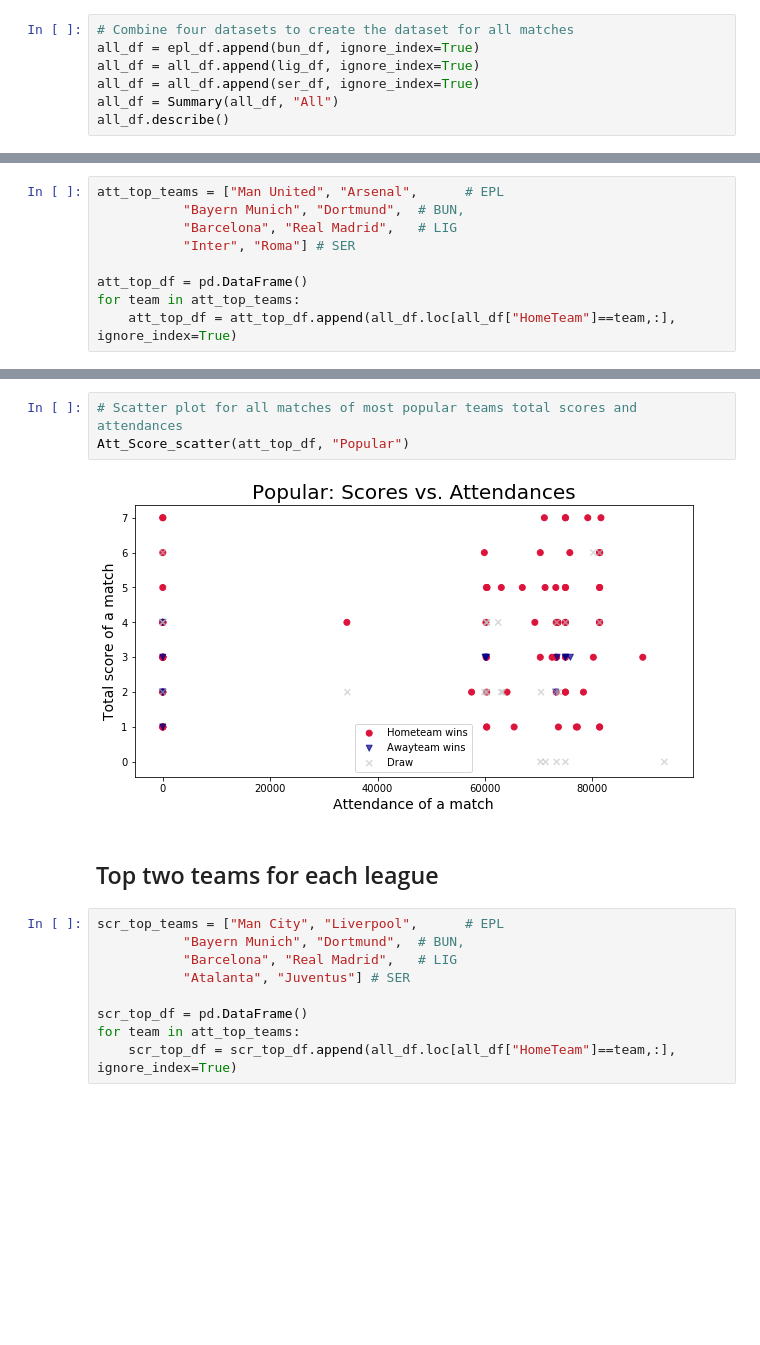
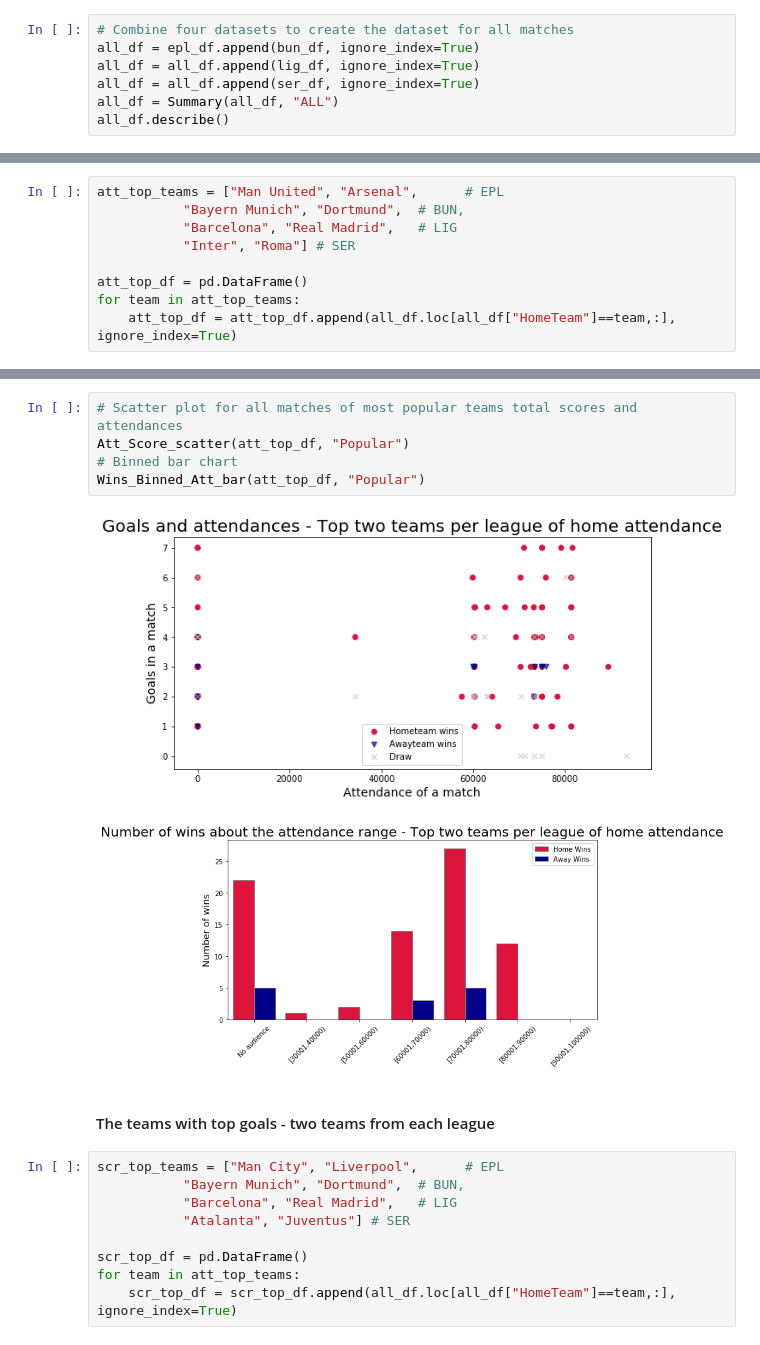
Before and after one commit to georgealym/project-one, a Jupyter notebook: py_codes/attendance_game_charts.ipynb, the cells around one changed output, grey strips where cells are left out. Cells and saved outputs as stored; diff of their text form; blank space fills up the shorter version.

Commit message:
update the codes to create the output images

```diff
--- a/py_codes/attendance_game_charts.ipynb
+++ b/py_codes/attendance_game_charts.ipynb
@@ -361,6 +440,6 @@ Att_Score_scatter(ser_df, "SER")
 all_df = epl_df.append(bun_df, ignore_index=True)
 all_df = all_df.append(lig_df, ignore_index=True)
 all_df = all_df.append(ser_df, ignore_index=True)
-all_df = Summary(all_df, "All")
+all_df = Summary(all_df, "ALL")
 all_df.describe()
 # %% [output]
@@ -407,10 +492,13 @@ The number of matches of popular teams after COVID-19 is 31
 # %%
 # Scatter plot for all matches of most popular teams total scores and attendances
 Att_Score_scatter(att_top_df, "Popular")
+# Binned bar chart
+Wins_Binned_Att_bar(att_top_df, "Popular")
 # %% [output]
-[figure, old version]
+[figure, new version]
+[figure, added]
 # %% [markdown]
-## Top two teams for each league
+#### The teams with top goals - two teams from each league
 # %%
 scr_top_teams = ["Man City", "Liverpool",      # EPL
            "Bayern Munich", "Dortmund",  # BUN,
```
Also changed, not shown: parts of 22 cells of this notebook, 1 other file.
